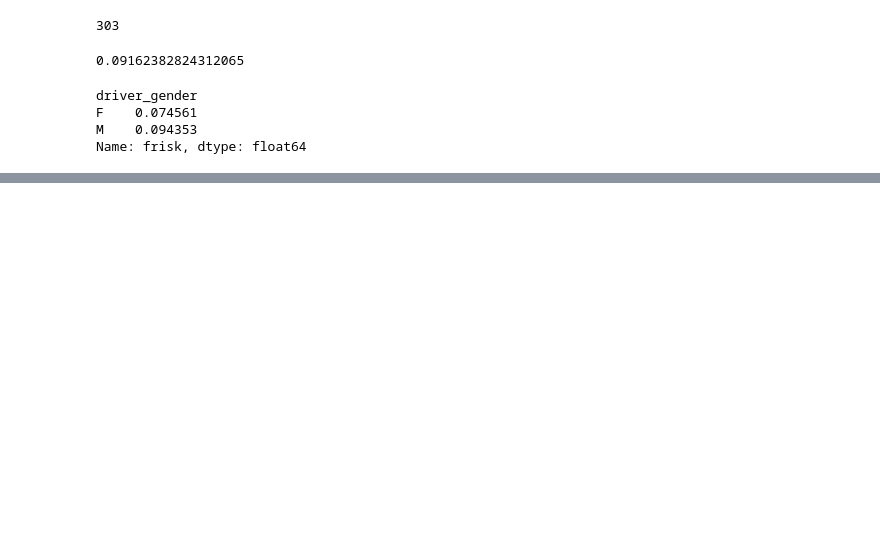
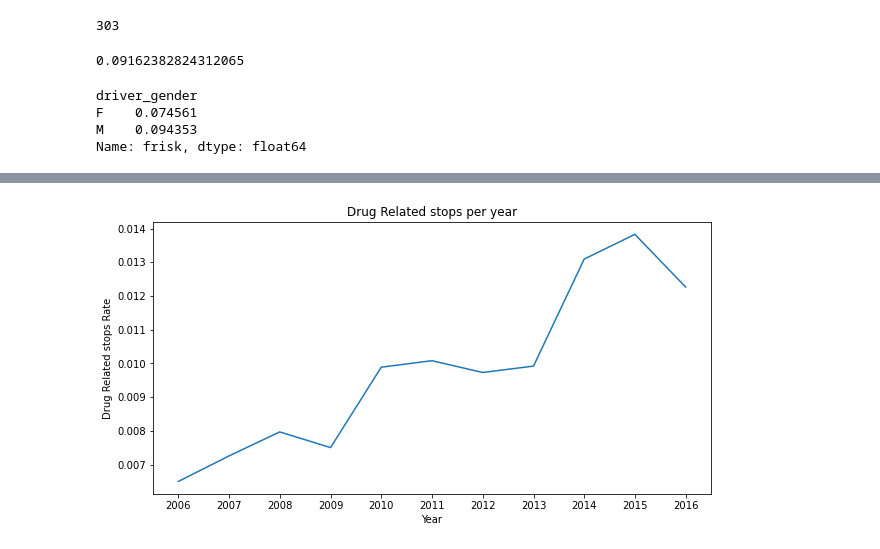
Before and after one commit to pabloleites/datacamp, a Jupyter notebook: My Projects/police_activity/Analysis.ipynb, the cells around one changed output, grey strips where cells are left out. Cells and saved outputs as stored; diff of their text form; code cells hidden in the pictures; blank space fills up the shorter version.

```diff
--- a/My Projects/police_activity/Analysis.ipynb
+++ b/My Projects/police_activity/Analysis.ipynb
@@ -311,0 +328,15 @@ Name: frisk, dtype: float64
+# %%
+# Save the annual rate of drug-related stops
+annual_drug_rate = ri.drugs_related_stop.resample('A').mean()
+
+# Create a line plot of 'annual_drug_rate'
+plt.plot(annual_drug_rate)
+
+plt.xlabel('Year')
+plt.ylabel('Drug Related stops Rate')
+plt.title('Drug Related stops per year')
+
+# Display the plot
+plt.show()
+# %% [output]
+[figure, added]
```
Also changed, not shown: parts of 6 cells of this notebook.
